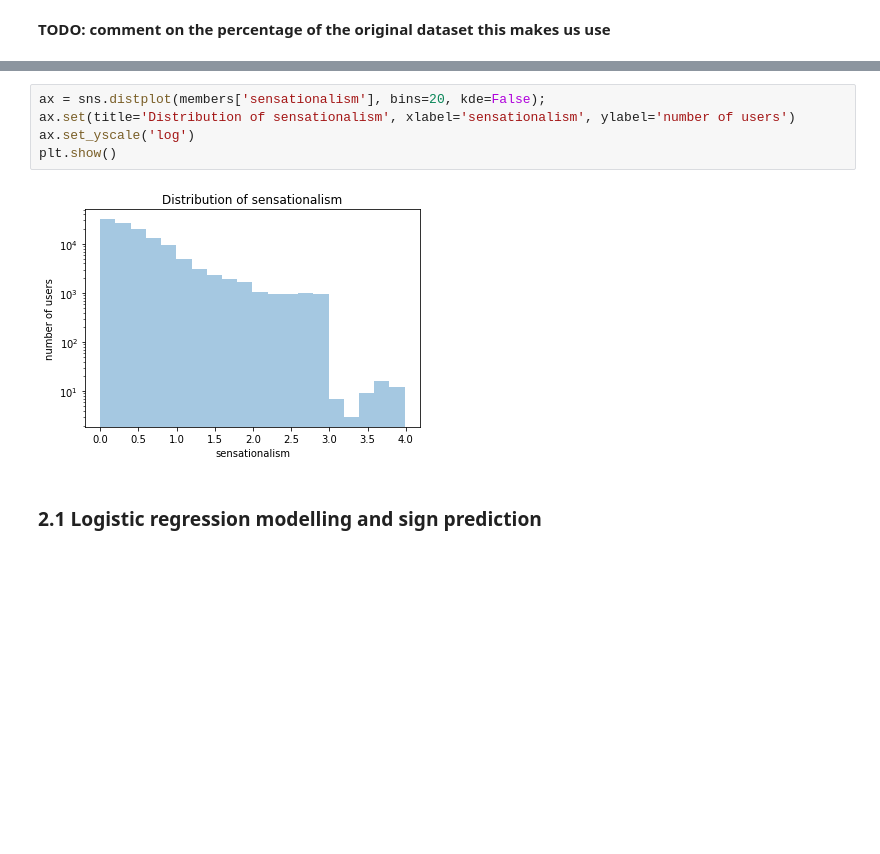
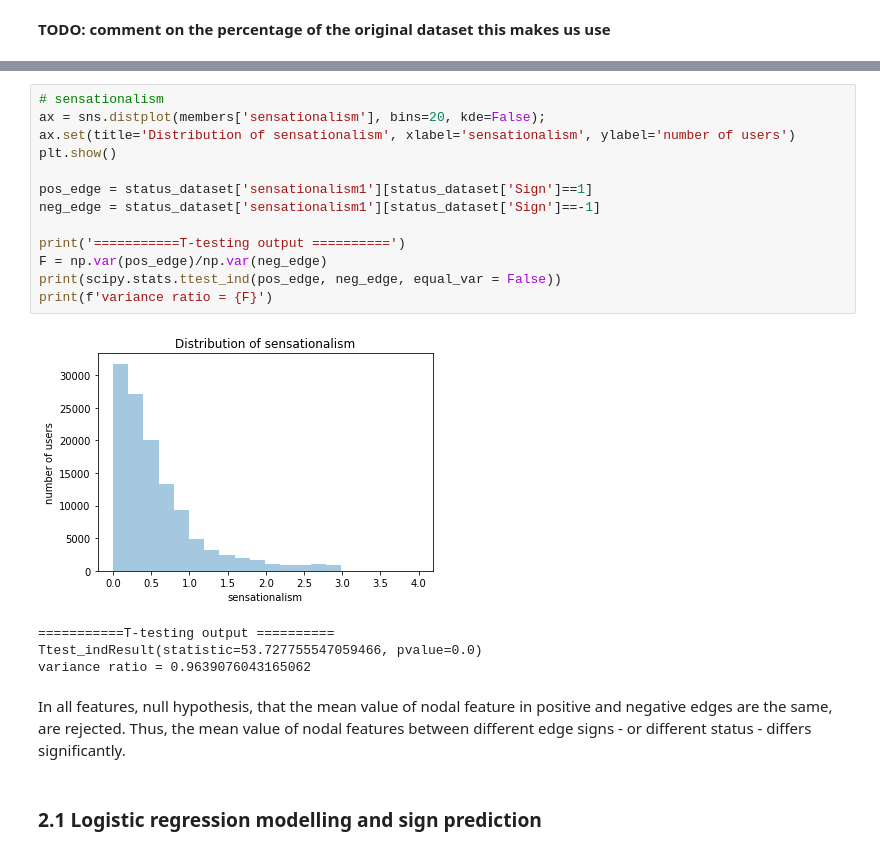
Before and after one commit to epfl-ada/ada-2020-project-milestone-p3-p3_adagio, a Jupyter notebook: preprocessing.ipynb, the cells around one changed output, grey strips where cells are left out. Saved outputs shown, nothing was run; the diff lists cells and outputs as text; blank space fills up the shorter version.

```diff
--- a/preprocessing.ipynb
+++ b/preprocessing.ipynb
@@ -320,10 +399,23 @@ plt.show()
 # %%
+# sensationalism
 ax = sns.distplot(members['sensationalism'], bins=20, kde=False);
 ax.set(title='Distribution of sensationalism', xlabel='sensationalism', ylabel='number of users')
-ax.set_yscale('log')
 plt.show()
+
+pos_edge = status_dataset['sensationalism1'][status_dataset['Sign']==1]
+neg_edge = status_dataset['sensationalism1'][status_dataset['Sign']==-1]
+
+print('===========T-testing output ==========')
+F = np.var(pos_edge)/np.var(neg_edge)
+print(scipy.stats.ttest_ind(pos_edge, neg_edge, equal_var = False))
+print(f'variance ratio = {F}')
 # %% [output]
-[figure, old version]
+[figure, new version]
+===========T-testing output ==========
+Ttest_indResult(statistic=53.727755547059466, pvalue=0.0)
+variance ratio = 0.9639076043165062
+# %% [markdown]
+In all features, null hypothesis, that the mean value of nodal feature in positive and negative edges are the same, are rejected. Thus, the mean value of nodal features between different edge signs - or different status - differs significantly.
 # %% [markdown]
 ### 2.1 Logistic regression modelling and sign prediction
 # %%
```
Also changed, not shown: parts of 13 cells of this notebook.
